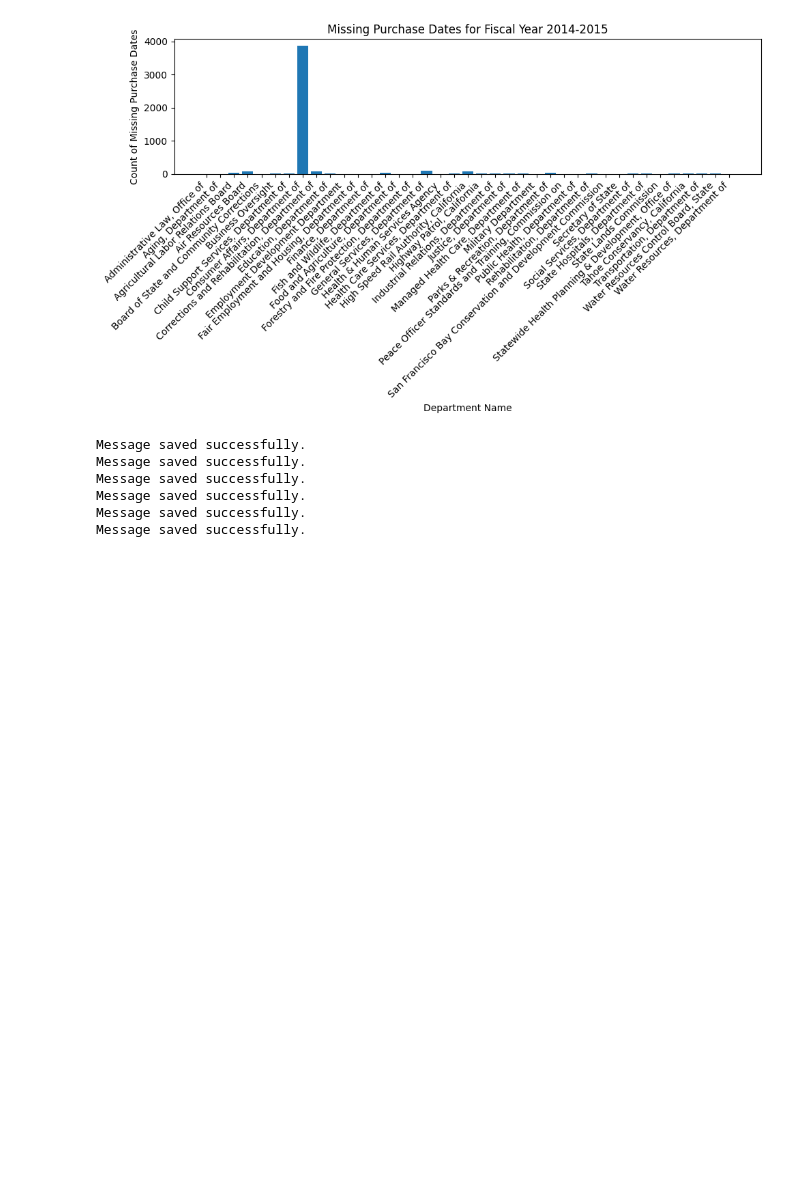
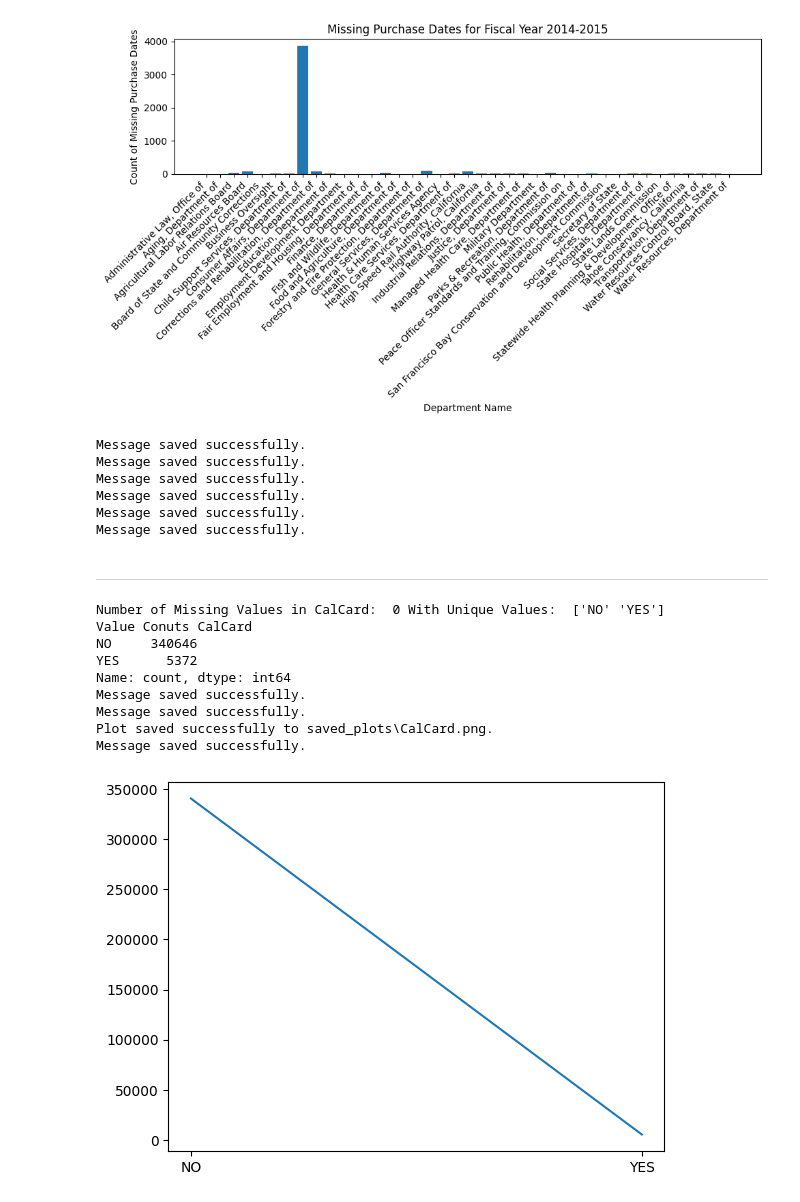
Before and after one commit to Elghandour-eng/Large-Purchases-by-the-State-of-CA-EDA, a Jupyter notebook: Data-Exploration.ipynb, the cells around one changed output. Drawn from its saved outputs; the diff is of its cells as text; code cells hidden in the pictures; blank space fills up the shorter version.

```diff
--- a/Data-Exploration.ipynb
+++ b/Data-Exploration.ipynb
@@ -544,3 +544,25 @@ Message saved successfully.
 Message saved successfully.
 Message saved successfully.
 Message saved successfully.
+# %% [markdown]
+---
+# %%
+'''Let's Focus In CalCard State credit card used for purchase? Yes/No. '''
+df['CalCard'].value_counts()
+print("Number of Missing Values in CalCard: ", df['CalCard'].isnull().sum(),"With Unique Values: ", df['CalCard'].unique())
+print("Value Conuts", df['CalCard'].value_counts())
+plt.plot(df['CalCard'].value_counts())
+notes.take_message(f"7- Number of Missing Values in CalCard: {df['CalCard'].isnull().sum()} With Unique Values: {df['CalCard'].unique()}")
+notes.take_message(f"Value Conuts: {df['CalCard'].value_counts()}, that show there is no balance in CalCard Most of purchase is without credit card")
+notes.save_plot(plt.plot, "CalCard.png", df['CalCard'].value_counts())
+# %% [output]
+Number of Missing Values in CalCard:  0 With Unique Values:  ['NO' 'YES']
+Value Conuts CalCard
+NO     340646
+YES      5372
+Name: count, dtype: int64
+Message saved successfully.
+Message saved successfully.
+Plot saved successfully to saved_plots\CalCard.png.
+Message saved successfully.
+[figure, added]
```
Also changed, not shown: parts of 20 cells of this notebook, 5 other files.
